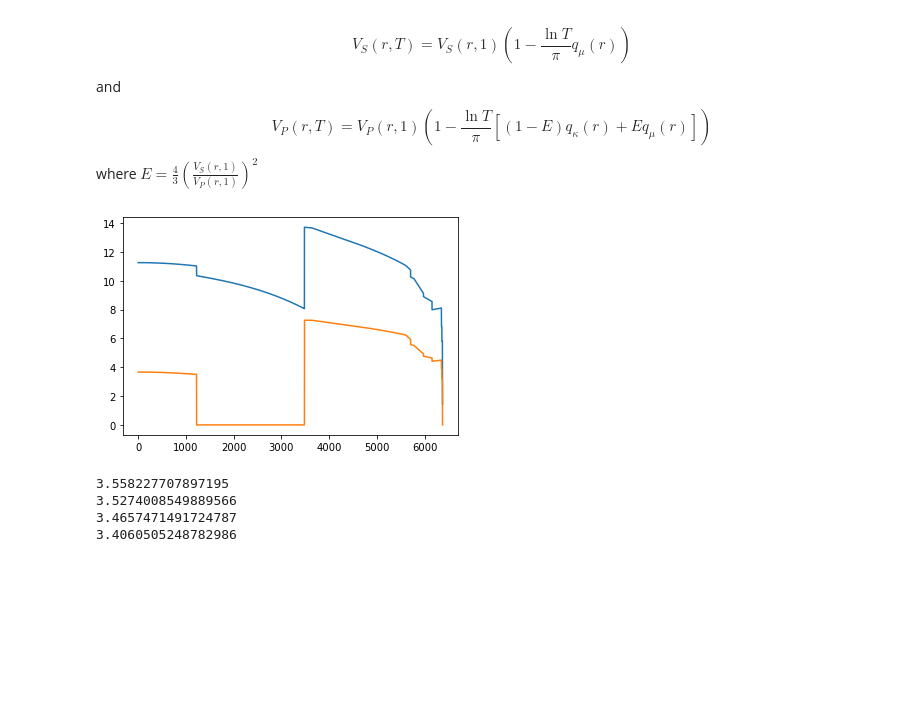
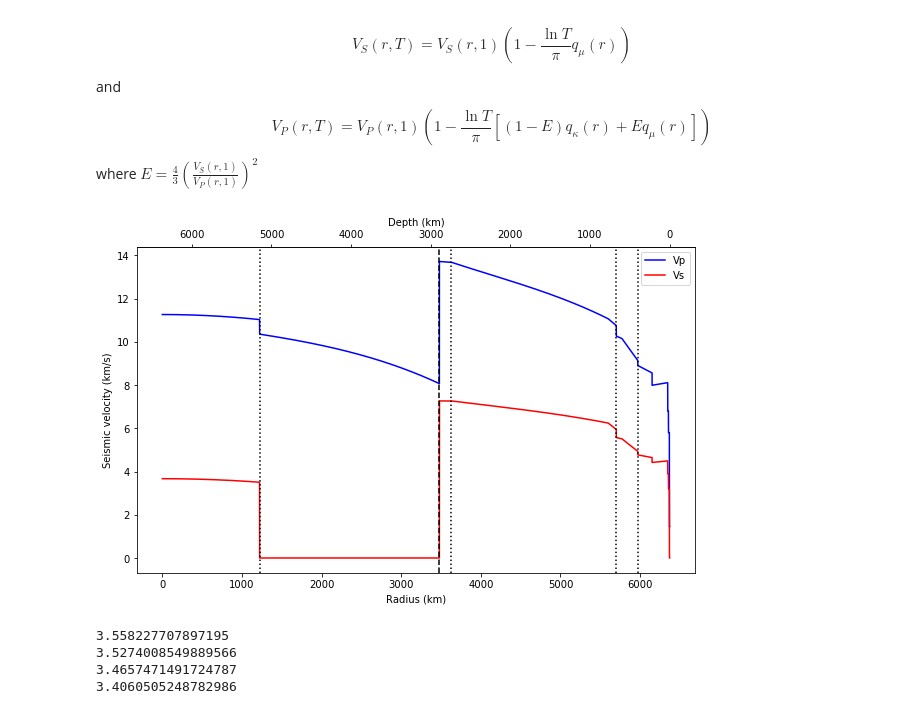
Before and after one commit to andreww/prem4derg, a Jupyter notebook: PREM_traveltime_example.ipynb, the cells around one changed output. Saved outputs shown, nothing was run; the diff lists cells and outputs as text; code cells hidden in the pictures; blank space fills up the shorter version.

Commit message:
Nicer velocity plots

```diff
--- a/PREM_traveltime_example.ipynb
+++ b/PREM_traveltime_example.ipynb
@@ -100,15 +100,28 @@ prem = earth_model.Prem(breakpoints=breakpoints, r_earth=r_earth, vp_params=vp_p
                         q_kappa_params=q_kappa_params)
 # %%
 # What does it look like?
-fig, ax = plt.subplots()
+fig, ax = plt.subplots(figsize=(10,6))
 
 rs = np.arange(0, 6371, 0.5)
-ax.plot(rs, prem.vp(rs))
-ax.plot(rs, prem.vs(rs))
+ax.plot(rs, prem.vp(rs), 'b', label='Vp')
+ax.plot(rs, prem.vs(rs), 'r', label='Vs')
+
+ax.set_xlabel('Radius (km)')
+ax.set_ylabel('Seismic velocity (km/s)')
+ax.legend()
+
+ax.axvline(1221.5, ls=':', c='k')
+ax.axvline(3480, ls='--', c='k')
+ax.axvline(3630, ls=':', c='k')
+ax.axvline(5701, ls=':', c='k')
+ax.axvline(5971, ls=':', c='k')
+
+secax = ax.secondary_xaxis('top', functions=(lambda x: 6371 - x, lambda x: 6371 - x))
+secax.set_xlabel('Depth (km)')
 
 plt.show()
 # %% [output]
-[figure, old version]
+[figure, new version]
 # %%
 print(prem.vs(1000.0))
 print(prem.vs(1000.0, t=10.0))
```
Also changed, not shown: parts of 1 cell of this notebook.
